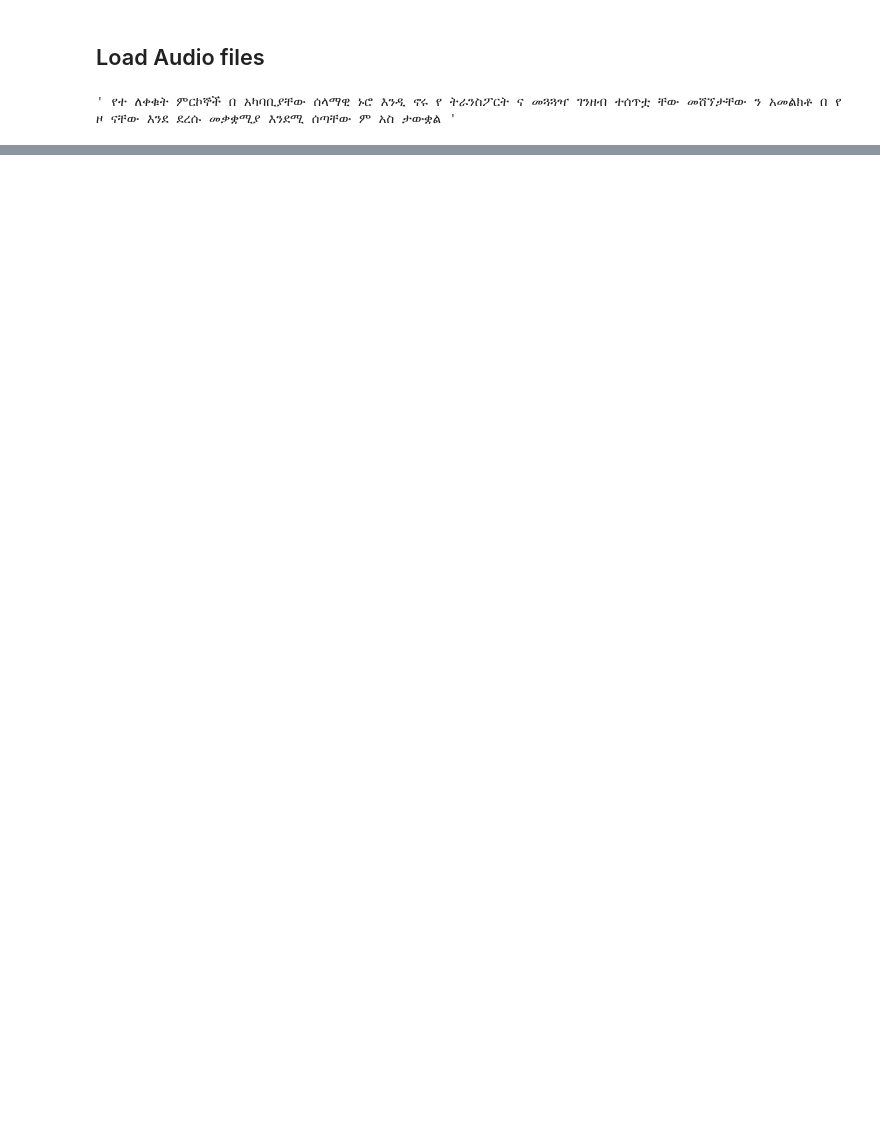
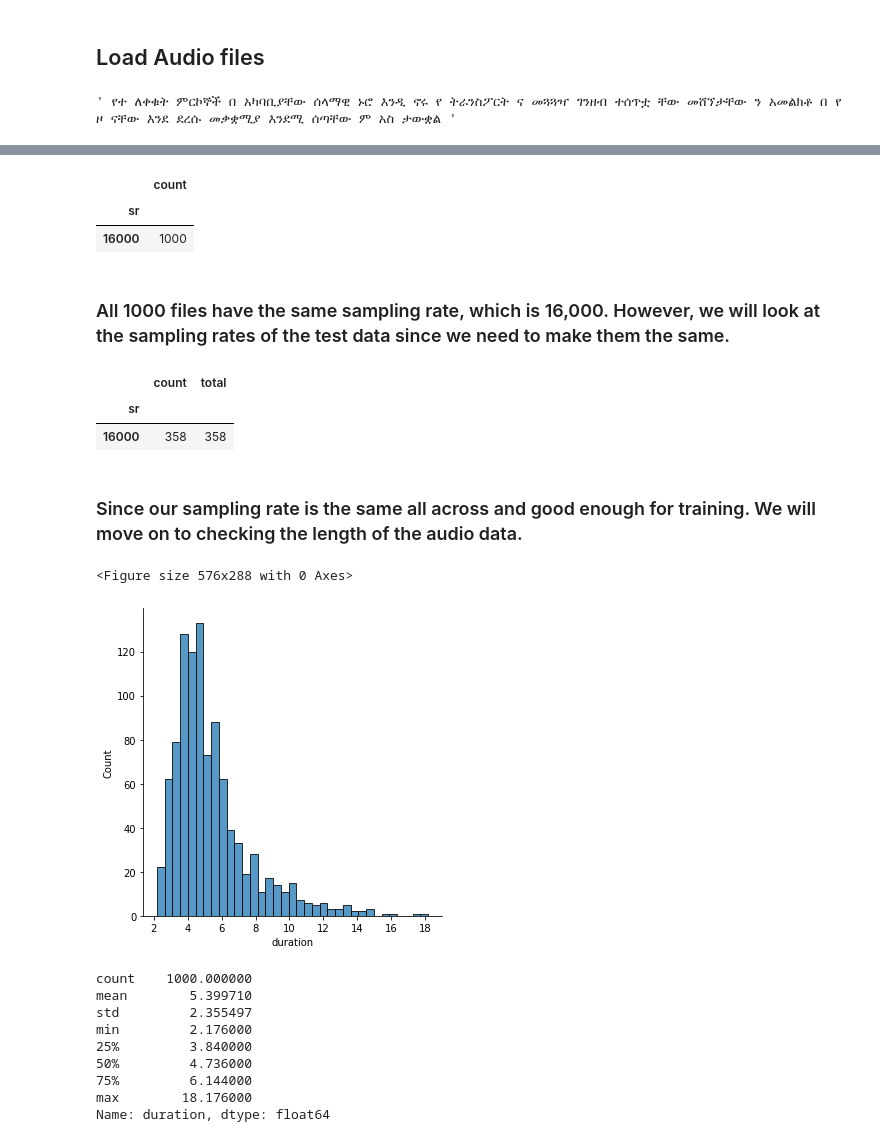
Before and after one commit to ItsDebol/AMH-STT, a Jupyter notebook: notebooks/data_exploration.ipynb, the cells around one changed output, grey strips where cells are left out. Cells and saved outputs as stored; diff of their text form; code cells hidden in the pictures; blank space fills up the shorter version.

```diff
--- a/notebooks/data_exploration.ipynb
+++ b/notebooks/data_exploration.ipynb
@@ -36,0 +50,38 @@ ipd.Audio("../data/train/wav/tr_103_tr02003.wav")
+# %%
+pd.DataFrame({"count": df_train_audio.groupby("sr")["sr"].count()})
+# %% [output]
+|  | count |
+| sr |  |
+| 16000 | 1000 |
+# %% [markdown]
+### All 1000 files have the same sampling rate, which is 16,000. However, we will look at the sampling rates of the test data since we need to make them the same.
+# %%
+path ='../data/test/trsTest.txt'
+transcription = ls.tran_loader(path)
+df_test_data,df_test_audio = la.meta_data(transcription,'../data/test/wav/')
+pd.DataFrame({"count": df_test_audio.groupby("sr")["sr"].count(),"total": df_test_audio['sr'].count()})
+# %% [output]
+|  | count | total |
+| sr |  |  |
+| 16000 | 358 | 358 |
+# %% [markdown]
+### Since our sampling rate is the same all across and good enough for training. We will move on to checking the length of the audio data.
+# %%
+# pd.DataFrame({"count": df_train_data.groupby("duration")["duration"].count(),"total": df_train_audio['duration'].count()})
+ax = plt.figure(figsize = [8,4])
+sn.displot(df_train_data['duration'], ax=ax)
+plt.show()
+df_train_data['duration'].describe()
+# print(df_duration['duration'])
+# %% [output]
+<Figure size 576x288 with 0 Axes>
+[figure, added]
+count    1000.000000
+mean        5.399710
+std         2.355497
+min         2.176000
+25%         3.840000
+50%         4.736000
+75%         6.144000
+max        18.176000
+Name: duration, dtype: float64
```
Also changed, not shown: parts of 9 cells of this notebook.
